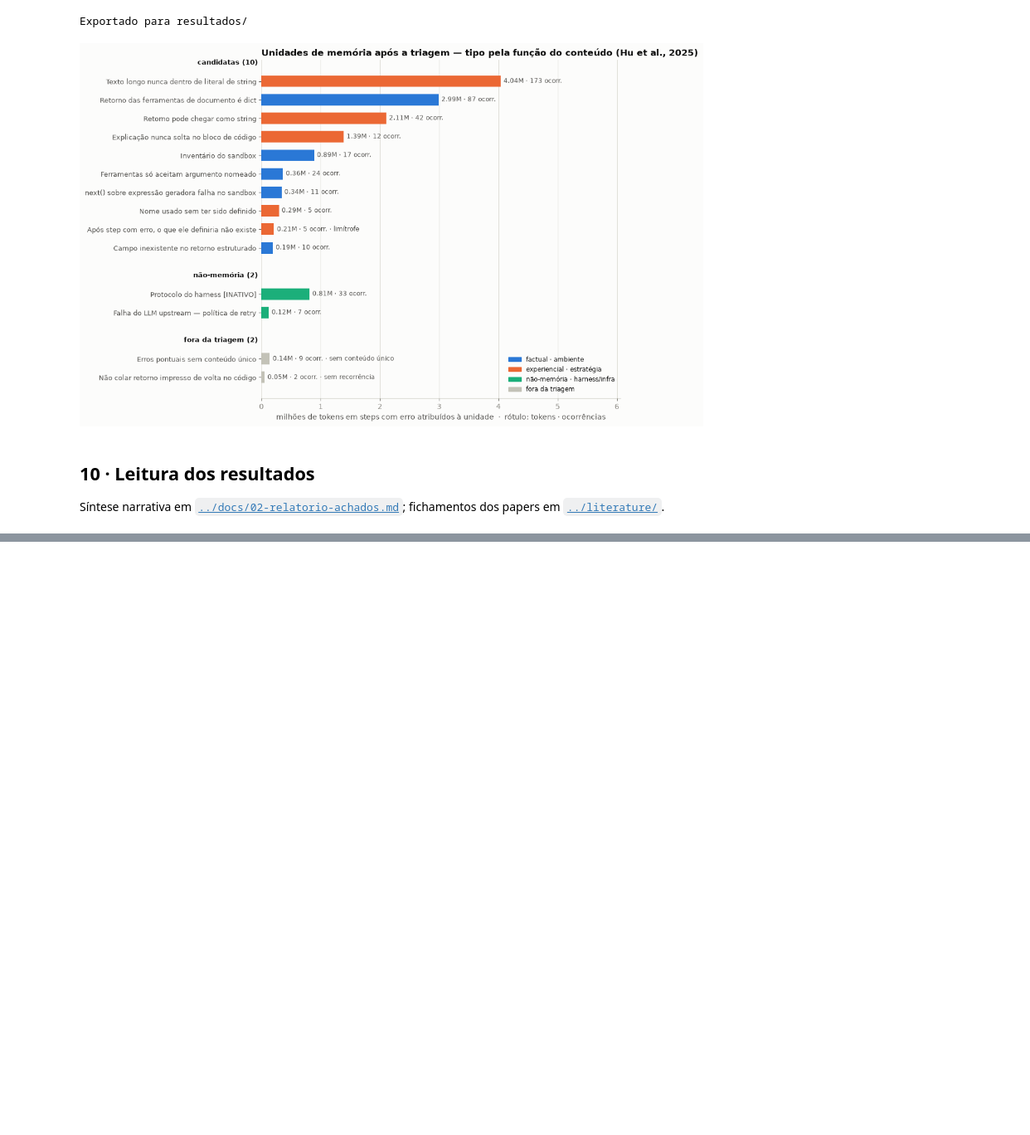
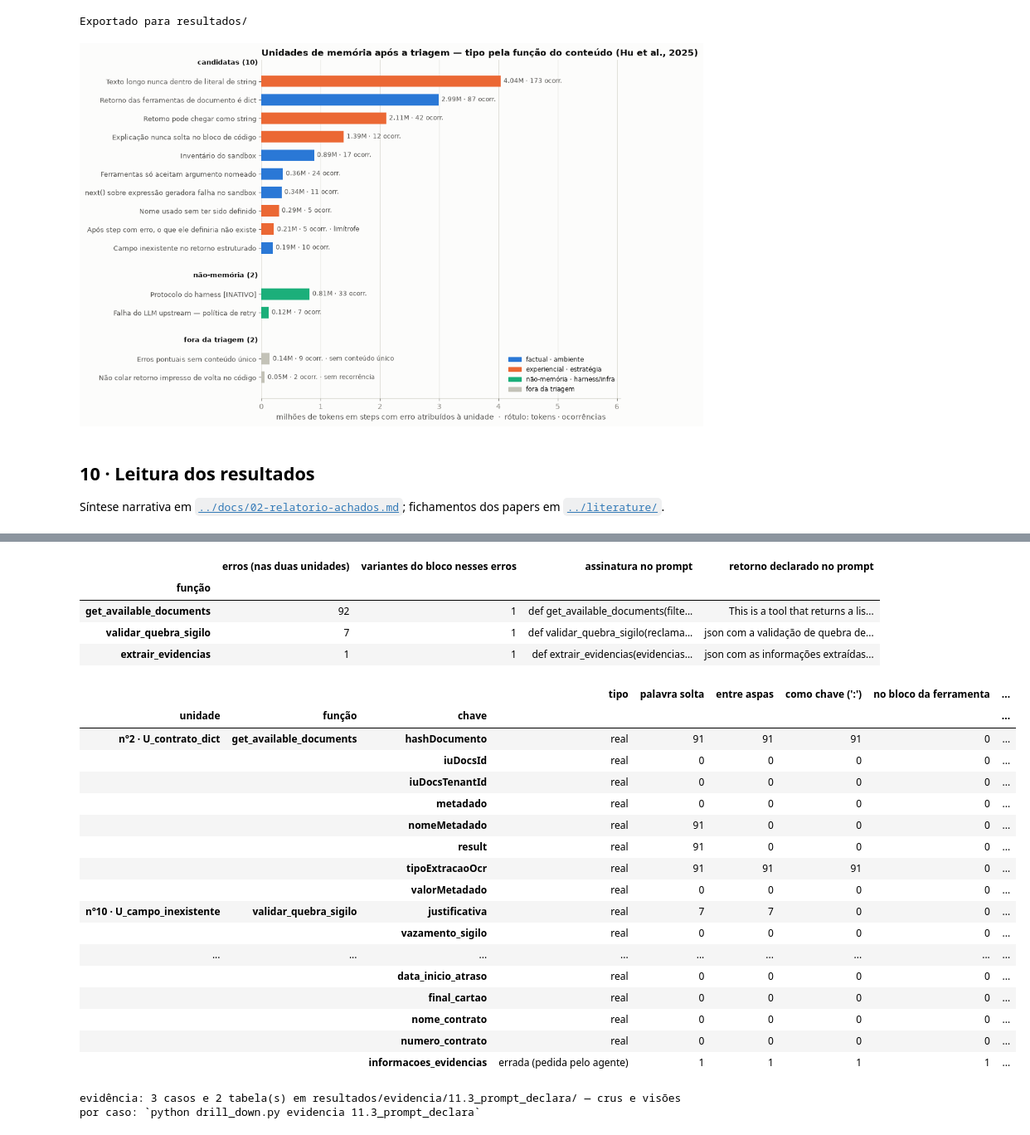
Before and after one commit to rc-ventura/memory_layer_ai_agents, a Jupyter notebook: analysis/2026-09-trace-law-flow/pipeline/analise_trace_esteira_juridica.ipynb, the cells around one changed output, grey strips where cells are left out. Shown at 83% size. Saved outputs shown, nothing was run; the diff lists cells and outputs as text; code cells hidden in the pictures; blank space fills up the shorter version.

```diff
--- a/analysis/2026-09-trace-law-flow/pipeline/analise_trace_esteira_juridica.ipynb
+++ b/analysis/2026-09-trace-law-flow/pipeline/analise_trace_esteira_juridica.ipynb
@@ -2302,0 +2749,21 @@ for (u, fn), g in AUTOCORR.groupby(["unidade", "funcao_origem"], sort=False):
+# %%
+# 11.2 · Passo 2 — o que a ferramenta devolve de verdade
+SCHEMA = ler_schema(ATRIB, EU, STEPS_P1)
+CHAVES_REAIS = chaves_reais(SCHEMA)
+with pd.option_context("display.max_colwidth", None):
+    display(tabela_leitura(SCHEMA))
+    display(tabela_forma(SCHEMA))
+
+# evidência (ver 11.0): o primeiro caso de cada forma distinta do objeto indexado
+SCH = SCHEMA.assign(role=ATRIB["role"].values, ocorrencia=ATRIB["ocorrencia"].values)
+registrar_evidencia(
+    "11.2_schema_real", "§11.2",
+    "a forma (chaves e tipos) do objeto que a mensagem de erro imprime, por unidade e função — e que a chave pedida pelo "
+    "agente não existe nele.",
+    "o primeiro caso, na ordem (mês, exec_id, idx), de cada forma distinta por unidade e função, inclusive "
+    "'objeto não lido da mensagem'.",
+    primeiro_por(SCH.assign(forma=SCH["forma"].fillna("(objeto não lido da mensagem)")), ["unidade", "funcao_origem", "forma"])
+      .assign(ferramenta=lambda d: d["funcao_origem"], chaves=lambda d: d["chaves_topo"].map(lambda k: ";".join(k) if k else ""),
+              motivo="primeiro caso desta forma do objeto indexado")
+      [["exec_id", "role", "idx", "mes", "unidade", "ferramenta", "pedido", "forma", "chaves", "motivo"]],
+    {"schema_por_erro": SCH})
@@ -2302,0 +2806,47 @@ for (u, fn), g in AUTOCORR.groupby(["unidade", "funcao_origem"], sort=False):
+# %%
+# 11.3 · Addendum ao Passo 2 — o que o system prompt diz que a ferramenta devolve
+PRESENCA = presenca_no_prompt(ATRIB, EU, STEPS_P1, CHAVES_REAIS)
+with pd.option_context("display.max_colwidth", None):
+    display(tabela_retorno_declarado(ATRIB, STEPS_P1, CHAVES_REAIS))
+    display(PRESENCA)
+
+# evidência (ver 11.0): o primeiro erro de cada ferramenta com schema lido — o system prompt enviado ao agente está no cru
+com_schema = ATRIB[ATRIB["funcao_origem"].map(lambda f: bool(CHAVES_REAIS.get(f)))]
+registrar_evidencia(
+    "11.3_prompt_declara", "§11.3",
+    "o que o bloco `def ferramenta(...)` do system prompt diz que cada ferramenta devolve, e se as chaves reais e a chave "
+    "pedida pelo agente aparecem nele.",
+    "o primeiro erro, na ordem (mês, exec_id, idx), de cada ferramenta cujo schema foi lido no 11.2. O bloco é o mesmo em "
+    "todos os erros de cada ferramenta; `drill_down.py ferramenta <nome>` mostra as variantes no trace inteiro.",
+    primeiro_por(com_schema, ["funcao_origem"])
+      .assign(ferramenta=lambda d: d["funcao_origem"],
+              chaves=lambda d: d["funcao_origem"].map(lambda f: ";".join(sorted(CHAVES_REAIS[f]))),
+              motivo="primeiro erro desta ferramenta (o system prompt enviado ao agente está no cru)")
+      [["exec_id", "role", "idx", "mes", "unidade", "ferramenta", "chaves", "motivo"]],
+    {"presenca_no_prompt": PRESENCA.reset_index(),
+     "retorno_declarado": tabela_retorno_declarado(ATRIB, STEPS_P1, CHAVES_REAIS).reset_index()})
+# %% [output]
+|  | erros (nas duas unidades) | variantes do bloco nesses erros | assinatura no prompt | retorno declarado no prompt |
+| função |  |  |  |  |
+| get_available_documents | 92 | 1 | def get_available_documents(filte... | This is a tool that returns a lis... |
+| validar_quebra_sigilo | 7 | 1 | def validar_quebra_sigilo(reclama... | json com a validação de quebra de... |
+| extrair_evidencias | 1 | 1 | def extrair_evidencias(evidencias... | json com as informações extraídas... |
+|  |  |  | tipo | palavra solta | entre aspas | como chave (':') | no bloco da ferramenta | ... |
+| unidade | função | chave |  |  |  |  |  | ... |
+| nº2 · U_contrato_dict | get_available_documents | hashDocumento | real | 91 | 91 | 91 | 0 | ... |
+|  |  | iuDocsId | real | 0 | 0 | 0 | 0 | ... |
+|  |  | iuDocsTenantId | real | 0 | 0 | 0 | 0 | ... |
+|  |  | metadado | real | 0 | 0 | 0 | 0 | ... |
+|  |  | nomeMetadado | real | 91 | 0 | 0 | 0 | ... |
+|  |  | result | real | 91 | 0 | 0 | 0 | ... |
+|  |  | tipoExtracaoOcr | real | 91 | 91 | 91 | 0 | ... |
+|  |  | valorMetadado | real | 0 | 0 | 0 | 0 | ... |
+| nº10 · U_campo_inexistente | validar_quebra_sigilo | justificativa | real | 7 | 7 | 0 | 0 | ... |
+|  |  | vazamento_sigilo | real | 0 | 0 | 0 | 0 | ... |
+| ... | ... | ... | ... | ... | ... | ... | ... | ... |
+|  |  | data_inicio_atraso | real | 0 | 0 | 0 | 0 | ... |
+|  |  | final_cartao | real | 0 | 0 | 0 | 0 | ... |
+|  |  | nome_contrato | real | 0 | 0 | 0 | 0 | ... |
+|  |  | numero_contrato | real | 0 | 0 | 0 | 0 | ... |
+|  |  | informacoes_evidencias | errada (pedida pelo agente) | 1 | 1 | 1 | 1 | ... |
+evidência: 3 casos e 2 tabela(s) em resultados/evidencia/11.3_prompt_declara/ — crus e visões por caso: `python drill_down.py evidencia 11.3_prompt_declara`
```
Also changed, not shown: parts of 26 cells of this notebook, 8 other files.
